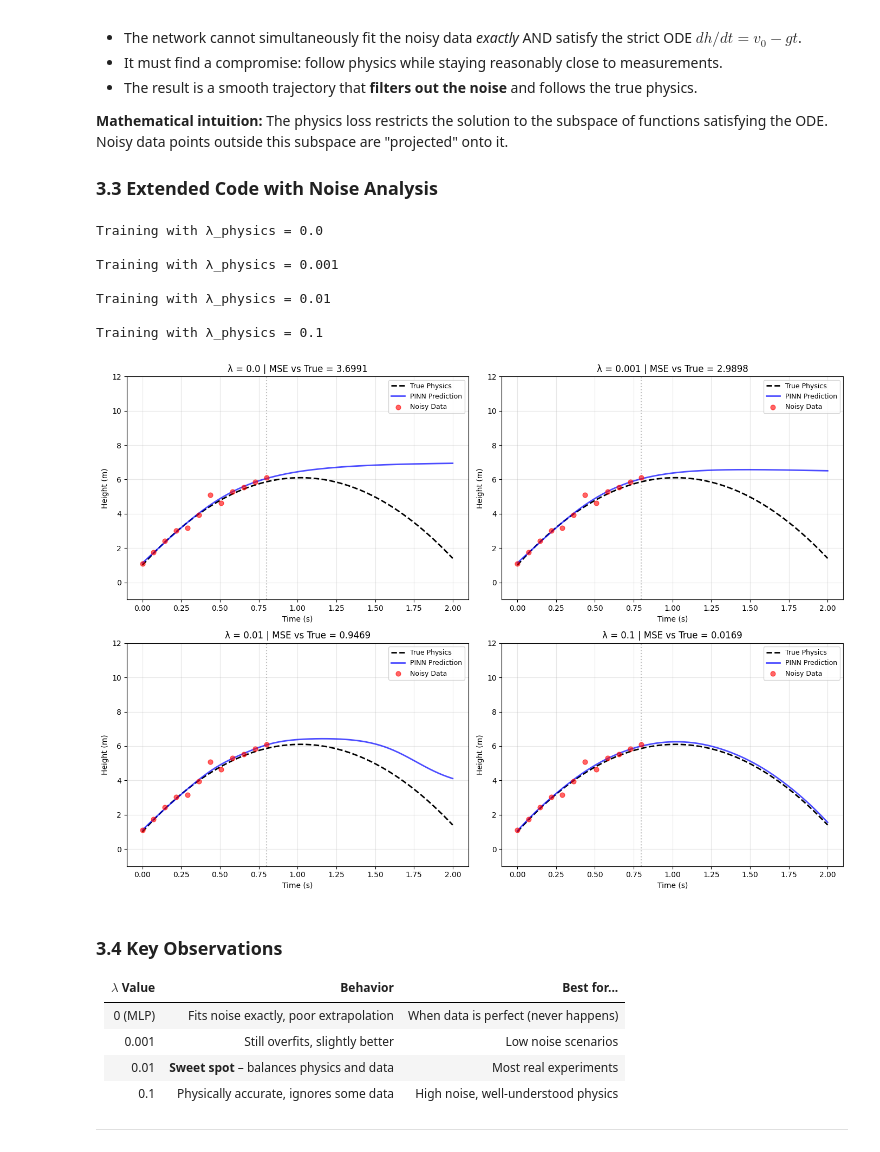
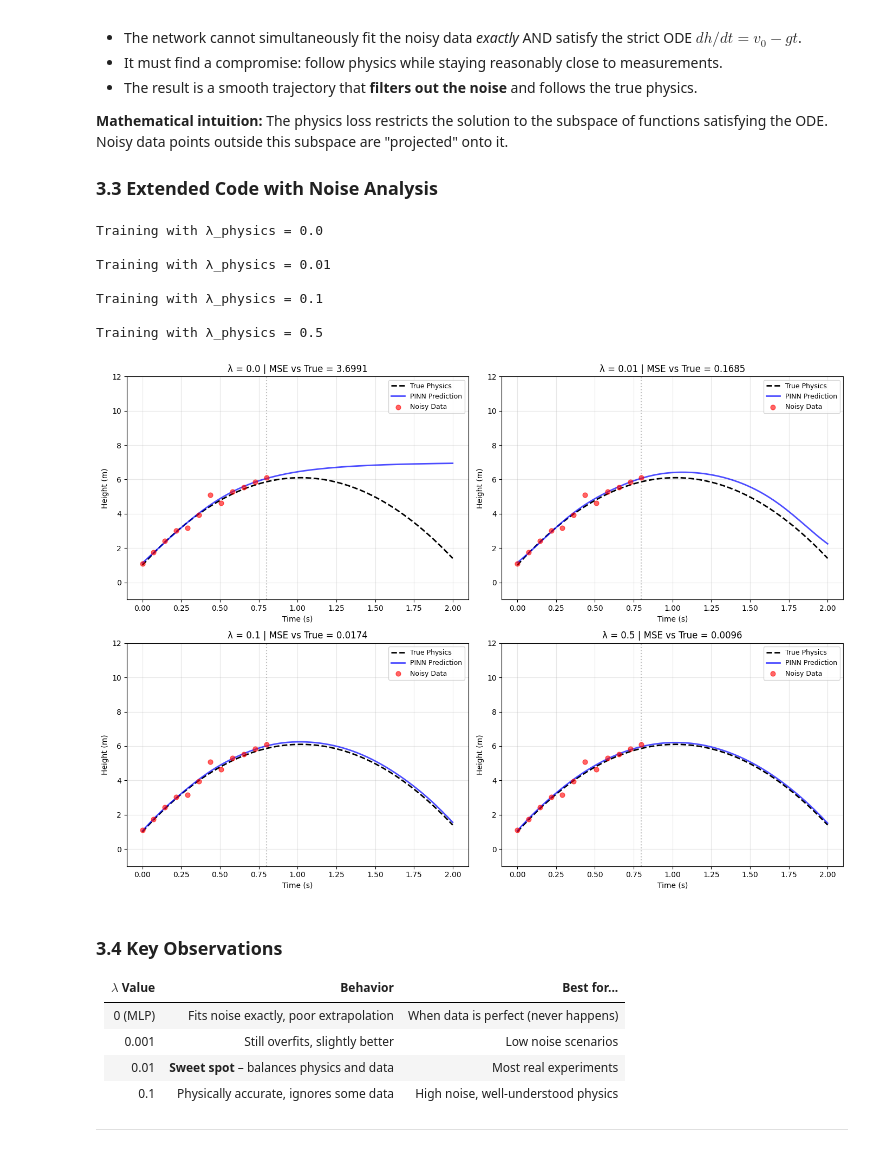
Before and after one commit to fum-cs/deep-learning, a Jupyter notebook: _sources/lecture11_pinns.ipynb, the cells around one changed output. Cells and saved outputs as stored; diff of their text form; code cells hidden in the pictures.

```diff
--- a/_sources/lecture11_pinns.ipynb
+++ b/_sources/lecture11_pinns.ipynb
@@ -423,7 +423,7 @@ class NoisyProjectilePINN(nn.Module):
 
 def derivative(y, t): return torch.autograd.grad(y, t, torch.ones_like(y), create_graph=True)[0]
 
-lambda_values = [0.0, 0.001, 0.01, 0.1]
+lambda_values = [0.0, 0.01, 0.1, 0.5]
 models, losses = {}, {}
 
 for lam in lambda_values:
@@ -454,36 +454,36 @@ for lam in lambda_values:
     models[lam] = model
     losses[lam] = loss_history
 
 # ============================================
 # VISUALIZATION
 # ============================================
 fig, axes = plt.subplots(2, 2, figsize=(14, 10))
 axes = axes.flatten()
 
 for idx, lam in enumerate(lambda_values):
     ax = axes[idx]
     with torch.no_grad():
         h_pred = models[lam](t_full)
         mse_vs_true = torch.mean((h_pred - h_full)**2).item()
 
     ax.plot(t_full, h_full, 'k--', lw=2, label='True Physics')
     ax.plot(t_full, h_pred, 'b-', lw=2, alpha=0.7, label='PINN Prediction')
     ax.scatter(t_experiment, h_noisy, color='red', s=40, alpha=0.6, label='Noisy Data', zorder=5)
     ax.axvline(x=0.8, color='gray', ls=':', alpha=0.5)
     ax.set_title(f'λ = {lam} | MSE vs True = {mse_vs_true:.4f}')
     ax.set_xlabel('Time (s)'); ax.set_ylabel('Height (m)')
     ax.legend(fontsize=9); ax.grid(True, alpha=0.3); ax.set_ylim(-1, 12)
 
 plt.tight_layout(); plt.show()
 # %% [output]
 Training with λ_physics = 0.0
-
-Training with λ_physics = 0.001
 
 Training with λ_physics = 0.01
 
 Training with λ_physics = 0.1
+
+Training with λ_physics = 0.5
-[figure, old version]
+[figure, new version]
 # %% [markdown]
 
 ### 3.4 Key Observations
```
Also changed, not shown: parts of 3 cells of this notebook, 5 other files.
